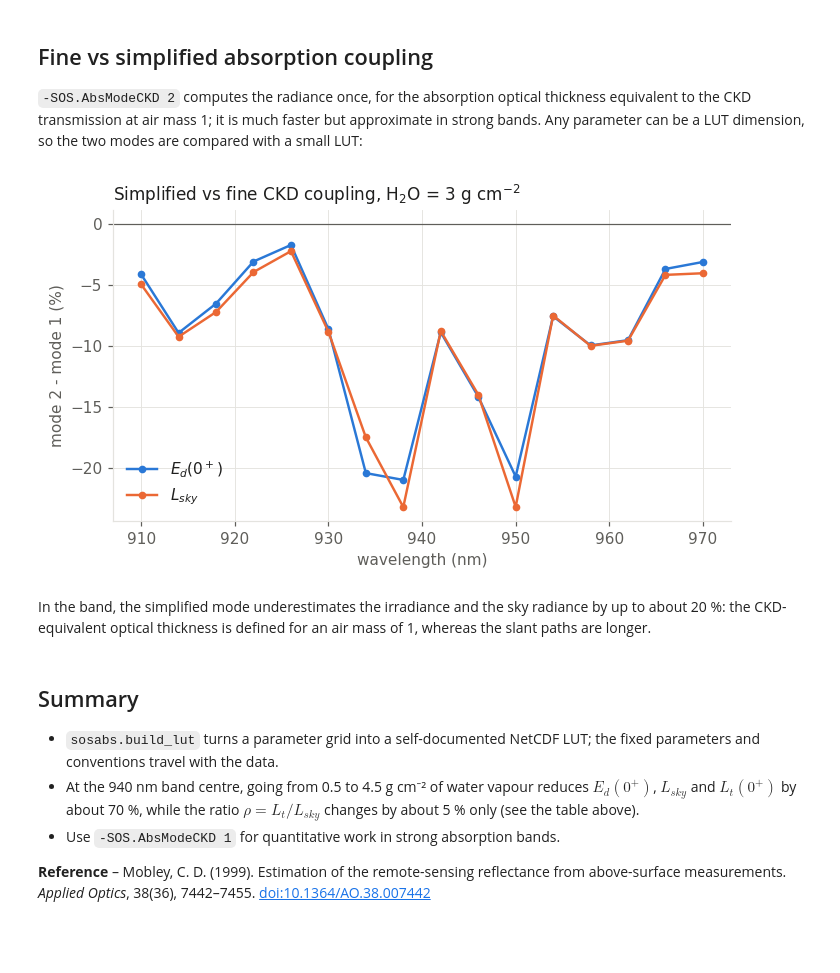
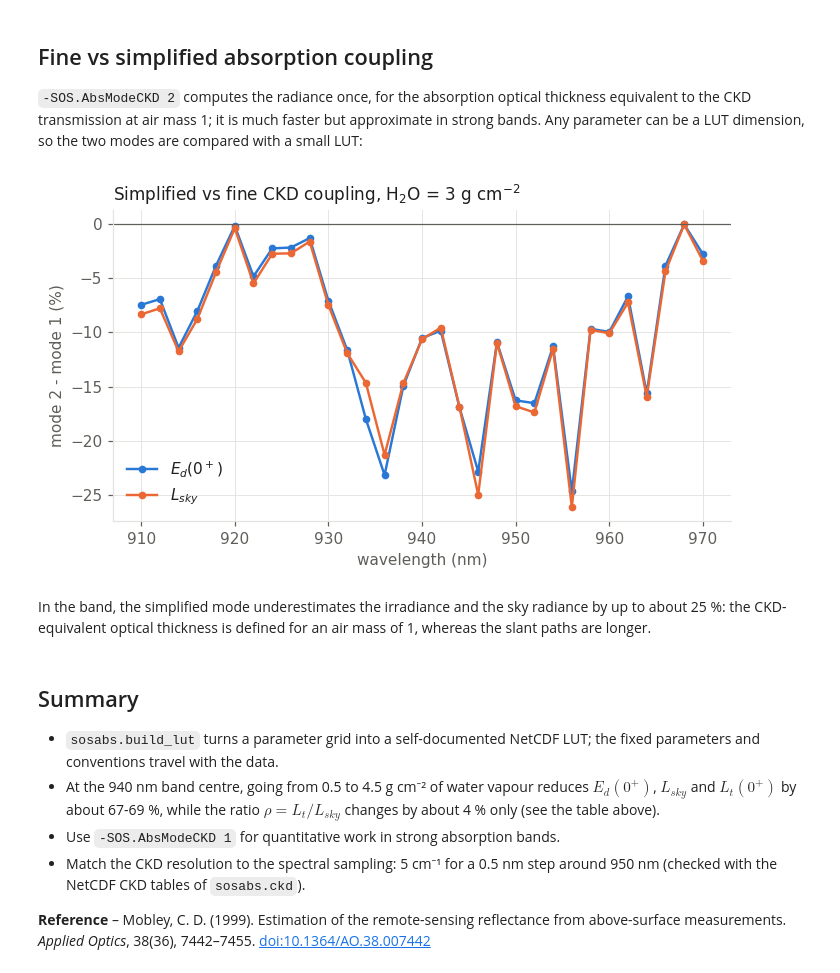
Before and after one commit to Tristanovsk/RadiativeTransferCode-SOS, a Jupyter notebook: docs/source/tutorials/water_vapour_900_1000nm.ipynb, the cells around one changed output. Drawn from its saved outputs; the diff is of its cells as text; code cells hidden in the pictures; blank space fills up the shorter version.

Commit message:
Tutorials: coupling of the gaseous absorption with the scattering, LUTs with the OPAC aerosols (external phase matrices); water vapour 900-1000 nm rerun

```diff
--- a/docs/source/tutorials/water_vapour_900_1000nm.ipynb
+++ b/docs/source/tutorials/water_vapour_900_1000nm.ipynb
@@ -97,7 +97,7 @@ config = {
     "-SOS.OutputAlt": 0.0,
     # atmosphere: mid-latitude summer gas profile (H2O scaled by -AP.H2O)
     "-AP.Psurf": 1013.0, "-AP.HR": 8.0,
-    "-AP.AbsProfile.Type": 2, "-AP.SpectralResol": 10.0, "-SOS.AbsModeCKD": 1,
+    "-AP.AbsProfile.Type": 2, "-AP.SpectralResol": 5.0, "-SOS.AbsModeCKD": 1,
     # aerosols: WMO maritime, exponential profile (scale height 2 km), AOT(550) = 0.1
     "-AP.AerProfile.Type": 1, "-AP.AerHS.HA": 2.0,
     "-AER.Model": 1, "-AER.WMO.Model": 2, "-AER.Waref": 0.55, "-AER.AOTref": 0.1,
@@ -106,0 +118,13 @@ config = {
+# %%
+ckd = sosabs.ckd.open_ckd(5, create=True)      # fic/COEFF_CKD/ckd_5cmm1.nc
+band = ckd.sel(wavenumber=slice(1e4 / 1.000, 1e4 / 0.900))   # 900-1000 nm
+
+wl = np.round(np.arange(0.900, 0.9981, 0.0005), 4)         # 0.5 nm step (um)
+wmin = ckd.wavenumber_min.values
+interval = np.searchsorted(wmin, 1e4 / wl, side="right") - 1   # CKD interval of each wavelength
+width = 1e3 * (1e4 / band.wavenumber_min - 1e4 / band.wavenumber_max)
+
+print("LUT wavelengths         : %d (%.1f-%.1f nm, step 0.5 nm)" % (wl.size, wl[0] * 1e3, wl[-1] * 1e3))
+print("5 cm-1 intervals hit    : %d distinct (out of %d in 900-1000 nm)" % (np.unique(interval).size, band.wavenumber.size))
+print("width of the intervals  : %.2f to %.2f nm" % (width.min(), width.max()))
+print("H2O terms per interval  : max %d, mean %.1f" % (band.n_term.sel(gas="H2O").max(), band.n_term.sel(gas="H2O").mean()))
@@ -106,0 +141,19 @@ config = {
+# %%
+NA, M_H2O, N_AIR = 6.022e23, 18.015, 2.15e25   # Avogadro, g/mol, air column (molecules cm-2)
+h2o = [0.5, 1.5, 3.0, 4.5]                        # water vapour column (g cm-2)
+
+fig, axs = plt.subplots(1, 2, figsize=(10, 3.8))
+nt = band.n_term.sel(gas="H2O")
+axs[0].step(band.wavelength * 1e3, nt, where="mid", color=CAT[0], linewidth=1.0)
+axs[0].set_ylabel("number of CKD terms"); axs[0].set_title("H$_2$O CKD terms (5 cm$^{-1}$)", loc="left")
+for c, h in zip(H2O_COLORS, h2o):
+    u = h / M_H2O * NA                            # molecules cm-2
+    t = sosabs.ckd.transmittance(band, "H2O", u, pressure=800., temperature=280.,
+                                 h2o_fraction=u / N_AIR)
+    axs[1].plot(band.wavelength * 1e3, t, color=c, linewidth=1.0, label="%.1f g cm$^{-2}$" % h)
+axs[1].set_ylabel("transmission"); axs[1].set_title("H$_2$O vertical transmission (homogeneous layer)", loc="left")
+for ax in axs:
+    ax.set_xlabel("wavelength (nm)"); ax.set_xlim(900, 1000)
+fig.legend(*axs[1].get_legend_handles_labels(), title="H$_2$O column", ncol=4,
+           loc="upper center", bbox_to_anchor=(0.5, 1.0))
+fig.tight_layout(rect=(0, 0, 1, 0.86))
@@ -349,25 +405,25 @@ thickness equivalent to the CKD transmission at air mass 1; it is much faster
 but approximate in strong bands. Any parameter can be a LUT dimension, so
 the two modes are compared with a small LUT:
 # %%
-cmp = sosabs.build_lut(grid={"-SOS_Main.Wa": np.round(np.arange(0.910, 0.9701, 0.004), 3),
+cmp = sosabs.build_lut(grid={"-SOS_Main.Wa": np.round(np.arange(0.910, 0.9701, 0.002), 3),
                              "-SOS.AbsModeCKD": [1, 2]},
                        fixed={**config, "-AP.H2O": 3.0}, verbose=False)
 cg = cmp.interp(vza=VZA).sel(azi=AZI)
 
 fig, ax = plt.subplots(figsize=(6.5, 3.8))
 for c, (name, da) in zip(CAT, [("$E_d(0^+)$", cg.flux_tot_down), ("$L_{sky}$", cg.I_down)]):
     diff = 100 * (da.sel(ckd_mode=2) - da.sel(ckd_mode=1)) / da.sel(ckd_mode=1)
     ax.plot(cg.wl * 1e3, diff, color=c, marker="o", markersize=4, label=name)
 ax.axhline(0, color=INK2, linewidth=0.8)
 ax.set_xlabel("wavelength (nm)"); ax.set_ylabel("mode 2 - mode 1 (%)")
 ax.set_title("Simplified vs fine CKD coupling, H$_2$O = 3 g cm$^{-2}$", loc="left")
 ax.legend()
 plt.tight_layout()
 # %% [output]
-[figure, old version]
+[figure, new version]
 # %% [markdown]
 In the band, the simplified mode underestimates the irradiance and the sky
-radiance by up to about 20 %: the CKD-equivalent optical thickness is defined
+radiance by up to about 25 %: the CKD-equivalent optical thickness is defined
 for an air mass of 1, whereas the slant paths are longer.
 # %% [markdown]
 ## Summary
@@ -375,9 +431,11 @@ for an air mass of 1, whereas the slant paths are longer.
 * `sosabs.build_lut` turns a parameter grid into a self-documented NetCDF
   LUT; the fixed parameters and conventions travel with the data.
 * At the 940 nm band centre, going from 0.5 to 4.5 g cm⁻² of water vapour
-  reduces $E_d(0^+)$, $L_{sky}$ and $L_t(0^+)$ by about 70 %, while the
-  ratio $\rho = L_t/L_{sky}$ changes by about 5 % only (see the table above).
+  reduces $E_d(0^+)$, $L_{sky}$ and $L_t(0^+)$ by about 67-69 %, while the
+  ratio $\rho = L_t/L_{sky}$ changes by about 4 % only (see the table above).
 * Use `-SOS.AbsModeCKD 1` for quantitative work in strong absorption bands.
+* Match the CKD resolution to the spectral sampling: 5 cm⁻¹ for a 0.5 nm step
+  around 950 nm (checked with the NetCDF CKD tables of `sosabs.ckd`).
 
 **Reference** – Mobley, C. D. (1999). Estimation of the remote-sensing
 reflectance from above-surface measurements. *Applied Optics*, 38(36),
```
Also changed, not shown: parts of 17 cells of this notebook, 3 other files.
